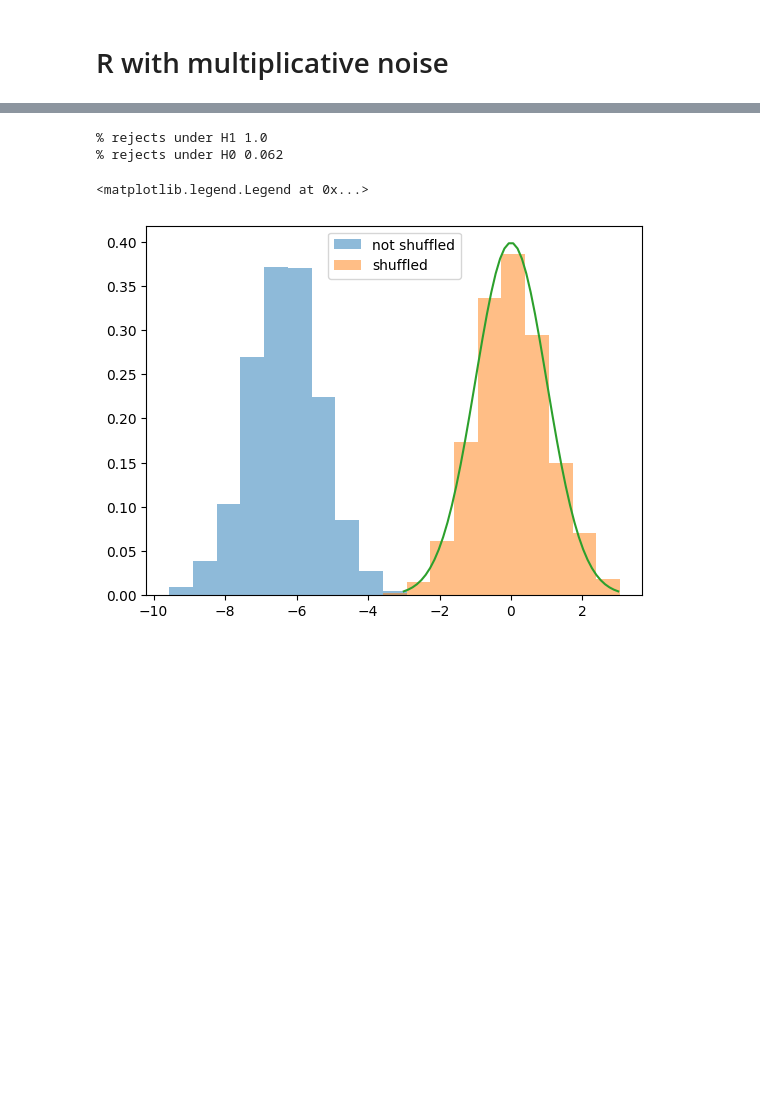
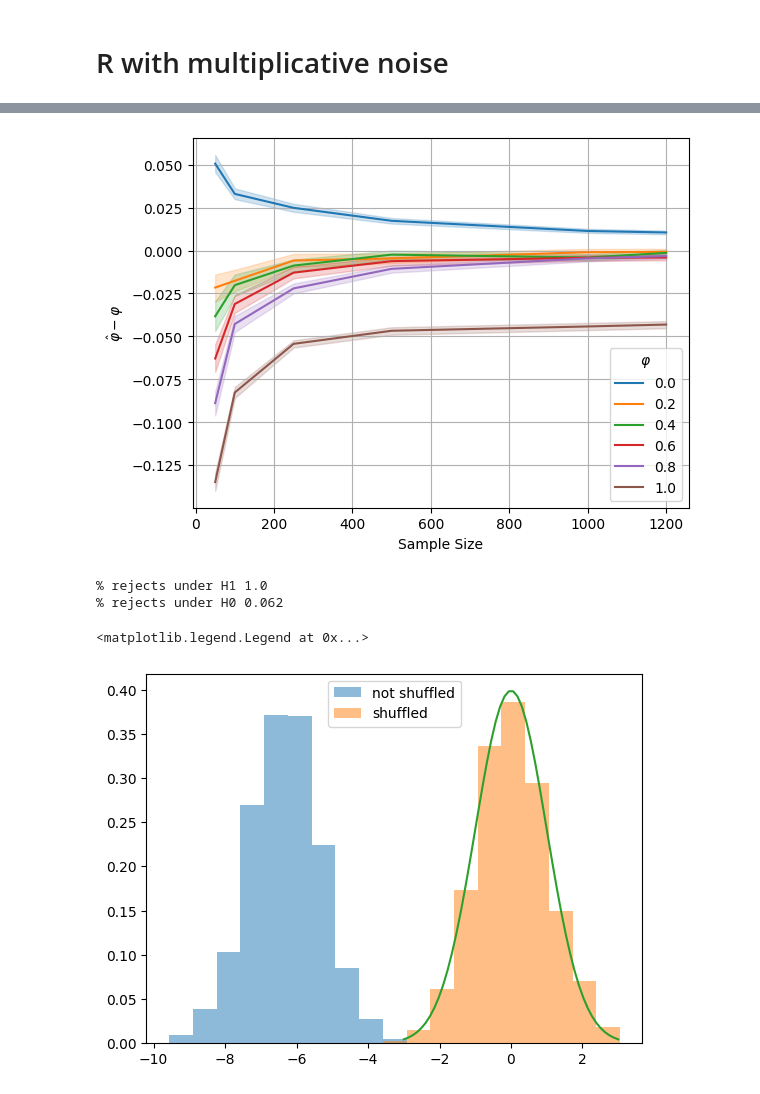
Before and after one commit to matthieubulte/GAR, a Jupyter notebook: ar(1)_dists.ipynb, the cells around one changed output, grey strips where cells are left out. Saved outputs shown, nothing was run; the diff lists cells and outputs as text; code cells hidden in the pictures; blank space fills up the shorter version.

```diff
--- a/ar(1)_dists.ipynb
+++ b/ar(1)_dists.ipynb
@@ -92,3 +145,19 @@ Running T=250 phi=0.0
+# %%
+for phi in df.phi.unique():
+    sub_df = df[df['phi'] == phi].copy()
+    sub_df['err_phi_hat'] = sub_df['phi_hat'] - phi
+
+#     plt.scatter(sub_df['T'], sub_df., s=5)
+    sns.lineplot(sub_df, x='T', y='err_phi_hat', label=np.round(phi,1))
+
+plt.legend(title=r'$\varphi$')
+plt.grid('on')
+plt.xlabel('Sample Size')
+plt.ylabel(r'$\hat\varphi - \varphi$')
+
+plt.savefig('./err_phi_R_mult_noise.pdf')
+# %% [output]
+[figure, added]
 # %%
 res = np.zeros((1000, 4))
 
```
Also changed, not shown: parts of 11 cells of this notebook, 8 other files.
